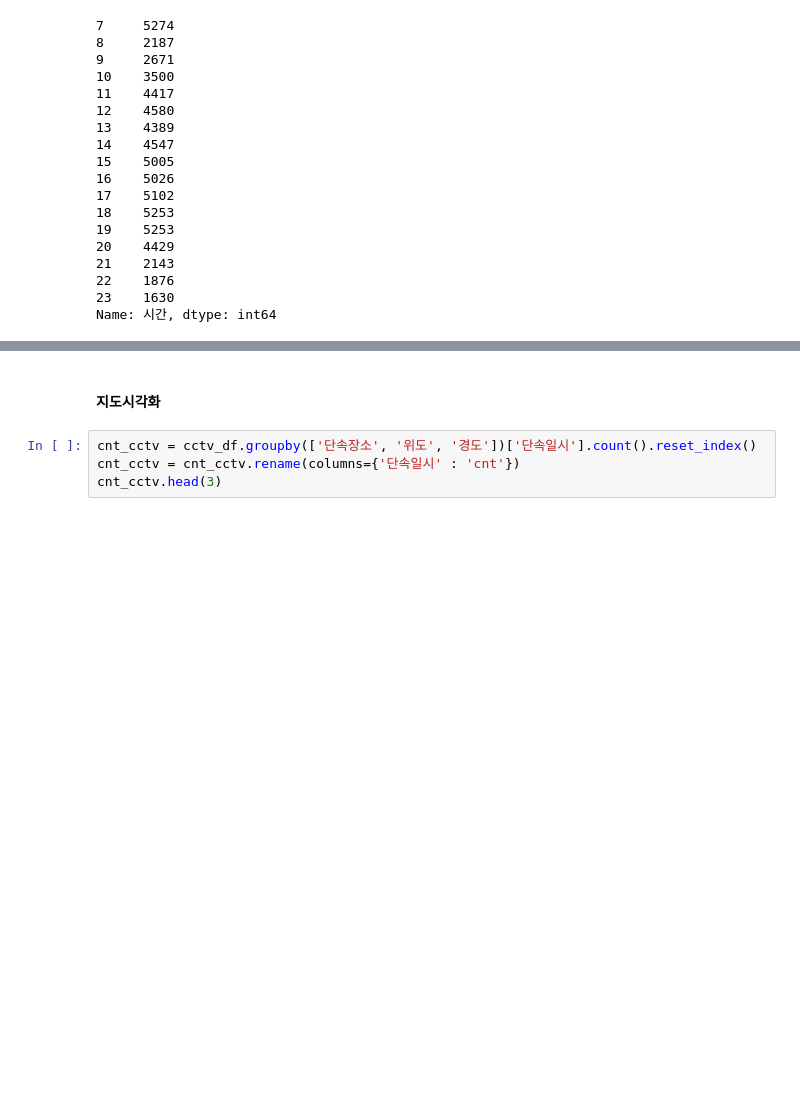
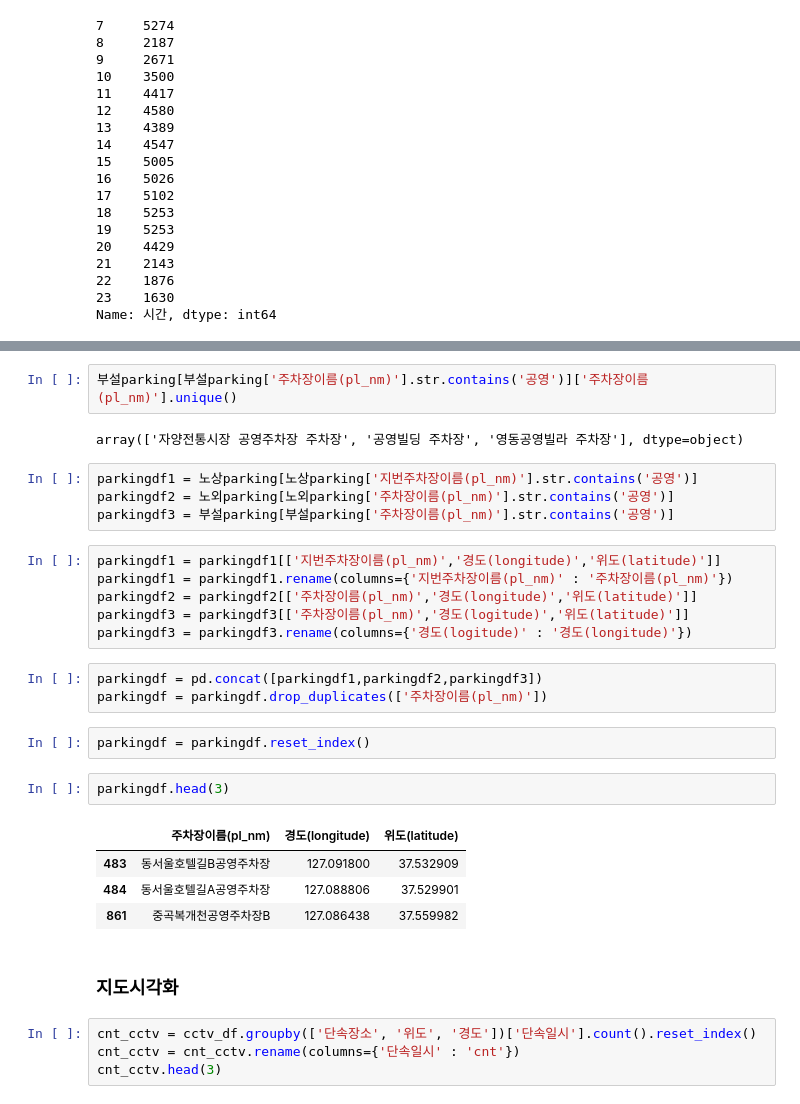
Before and after one commit to JJungEEun/2023_DaconStudy, a Jupyter notebook: 광진구_빅데이터분석_공모전/불법주정차_EDA.ipynb, the cells around one changed output, grey strips where cells are left out. Cells and saved outputs as stored; diff of their text form; blank space fills up the shorter version.

Commit message:
지도시각화 추가

```diff
--- a/광진구_빅데이터분석_공모전/불법주정차_EDA.ipynb
+++ b/광진구_빅데이터분석_공모전/불법주정차_EDA.ipynb
@@ -274,5 +299,31 @@ Name: 시간, dtype: int64
+# %%
+부설parking[부설parking['주차장이름(pl_nm)'].str.contains('공영')]['주차장이름(pl_nm)'].unique()
+# %% [output]
+array(['자양전통시장 공영주차장 주차장', '공영빌딩 주차장', '영동공영빌라 주차장'], dtype=object)
+# %%
+parkingdf1 = 노상parking[노상parking['지번주차장이름(pl_nm)'].str.contains('공영')]
+parkingdf2 = 노외parking[노외parking['주차장이름(pl_nm)'].str.contains('공영')]
+parkingdf3 = 부설parking[부설parking['주차장이름(pl_nm)'].str.contains('공영')]
+# %%
+parkingdf1 = parkingdf1[['지번주차장이름(pl_nm)','경도(longitude)','위도(latitude)']]
+parkingdf1 = parkingdf1.rename(columns={'지번주차장이름(pl_nm)' : '주차장이름(pl_nm)'})
+parkingdf2 = parkingdf2[['주차장이름(pl_nm)','경도(longitude)','위도(latitude)']]
+parkingdf3 = parkingdf3[['주차장이름(pl_nm)','경도(logitude)','위도(latitude)']]
+parkingdf3 = parkingdf3.rename(columns={'경도(logitude)' : '경도(longitude)'})
+# %%
+parkingdf = pd.concat([parkingdf1,parkingdf2,parkingdf3])
+parkingdf = parkingdf.drop_duplicates(['주차장이름(pl_nm)'])
+# %%
+parkingdf = parkingdf.reset_index()
+# %%
+parkingdf.head(3)
+# %% [output]
+|  | 주차장이름(pl_nm) | 경도(longitude) | 위도(latitude) |
+| 483 | 동서울호텔길B공영주차장 | 127.091800 | 37.532909 |
+| 484 | 동서울호텔길A공영주차장 | 127.088806 | 37.529901 |
+| 861 | 중곡복개천공영주차장B | 127.086438 | 37.559982 |
 # %% [markdown]
-#### 지도시각화
+### 지도시각화
 # %%
 cnt_cctv = cctv_df.groupby(['단속장소', '위도', '경도'])['단속일시'].count().reset_index()
 cnt_cctv = cnt_cctv.rename(columns={'단속일시' : 'cnt'})
```
Also changed, not shown: parts of 11 cells of this notebook.
